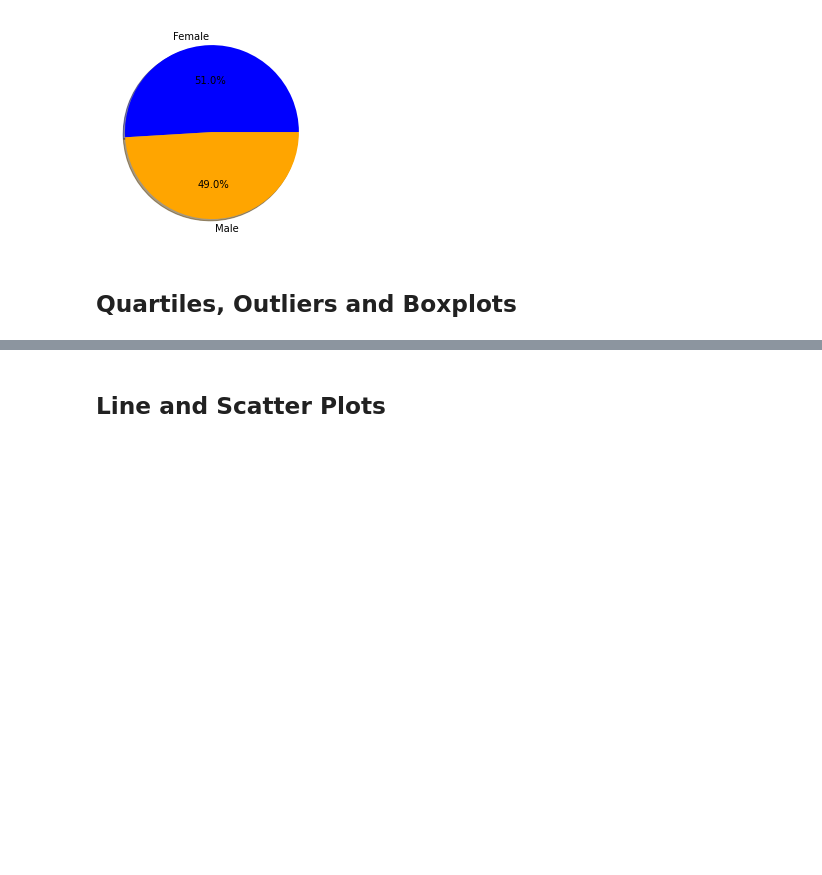
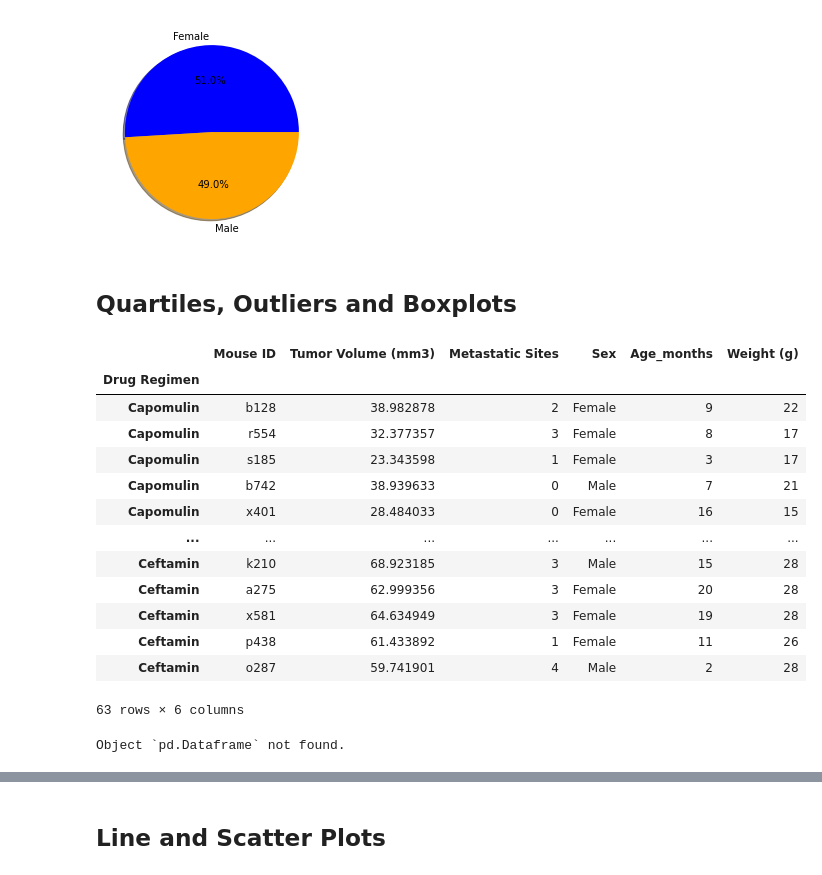
Before and after one commit to jdstrode/Matplotlib-Challenge, a Jupyter notebook: Pymaceuticals/pymaceuticals.ipynb, the cells around one changed output, grey strips where cells are left out. Drawn from its saved outputs; the diff is of its cells as text; code cells hidden in the pictures; blank space fills up the shorter version.

Commit message:
filtered clean_df by max timepoint & subset of drugs

```diff
--- a/Pymaceuticals/pymaceuticals.ipynb
+++ b/Pymaceuticals/pymaceuticals.ipynb
@@ -251,3 +251,41 @@ plt.pie(sex_count, labels=labels, colors=colors, autopct="%1.1f%%", shadow=True,
 [figure]
 # %% [markdown]
 ## Quartiles, Outliers and Boxplots
+# %%
+index_time = clean_df.set_index('Timepoint')
+index_time.head(10)
+
+lastdose = index_time.loc[45]
+# maxtimepoints
+
+target_drugs = ['Capomulin', 'Ramicane', 'Infubinol', 'Ceftamin']
+lastdosesubset = lastdose.set_index('Drug Regimen')
+# maxtimepoints2
+
+tumorresults = lastdosesubset.loc[(target_drugs)]
+tumorresults
+# %% [output]
+|  | Mouse ID | Tumor Volume (mm3) | Metastatic Sites | Sex | Age_months | Weight (g) |
+| Drug Regimen |  |  |  |  |  |  |
+| Capomulin | b128 | 38.982878 | 2 | Female | 9 | 22 |
+| Capomulin | r554 | 32.377357 | 3 | Female | 8 | 17 |
+| Capomulin | s185 | 23.343598 | 1 | Female | 3 | 17 |
+| Capomulin | b742 | 38.939633 | 0 | Male | 7 | 21 |
+| Capomulin | x401 | 28.484033 | 0 | Female | 16 | 15 |
+| ... | ... | ... | ... | ... | ... | ... |
+| Ceftamin | k210 | 68.923185 | 3 | Male | 15 | 28 |
+| Ceftamin | a275 | 62.999356 | 3 | Female | 20 | 28 |
+| Ceftamin | x581 | 64.634949 | 3 | Female | 19 | 28 |
+| Ceftamin | p438 | 61.433892 | 1 | Female | 11 | 26 |
+| Ceftamin | o287 | 59.741901 | 4 | Male | 2 | 28 |
+63 rows × 6 columns
+# %%
+tumor_volume = []
+# Loop through the list
+for drugs in target_drugs:
+    tumor_volume = tumorresults['Tumor Volume (mm3)']
+tumor_volume_df = pd.Dataframe
+# (tumor_volume)
+# tumor_volume_df
+# %% [output]
+Object `pd.Dataframe` not found.
```
Also changed, not shown: parts of 2 cells of this notebook.
